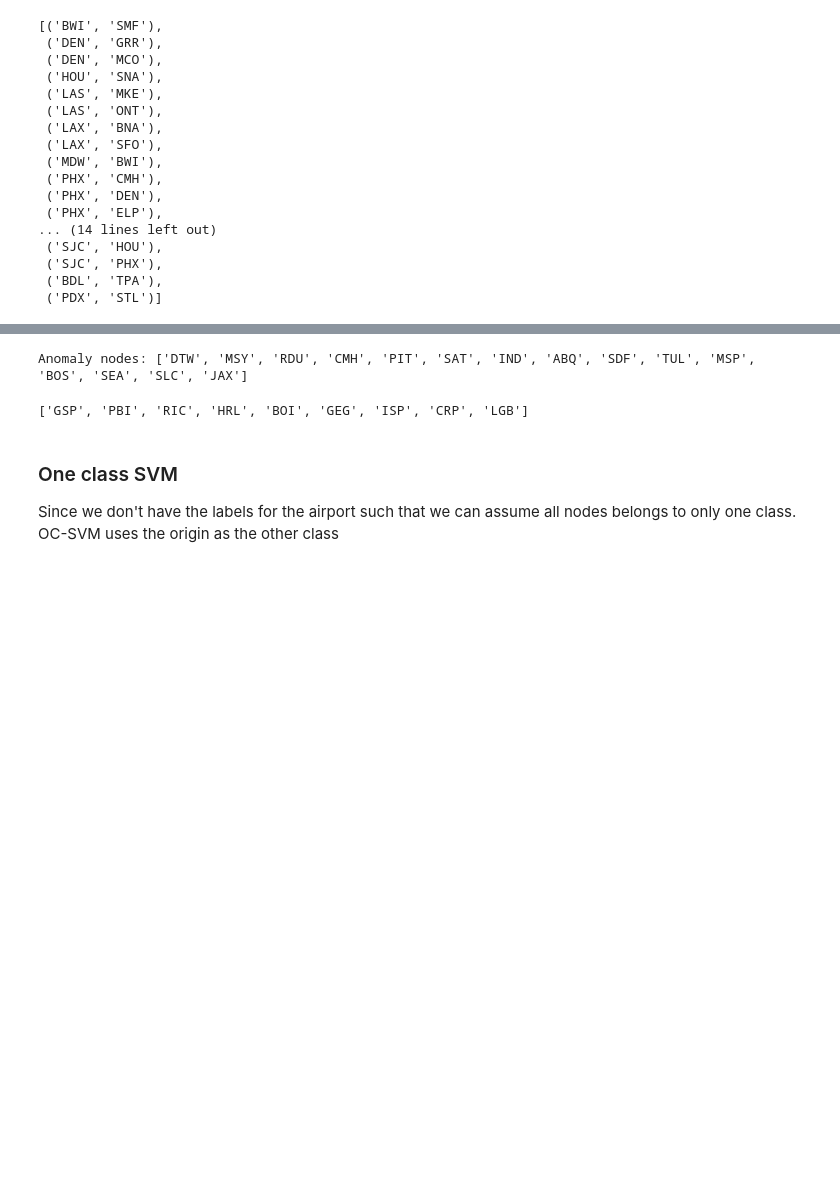
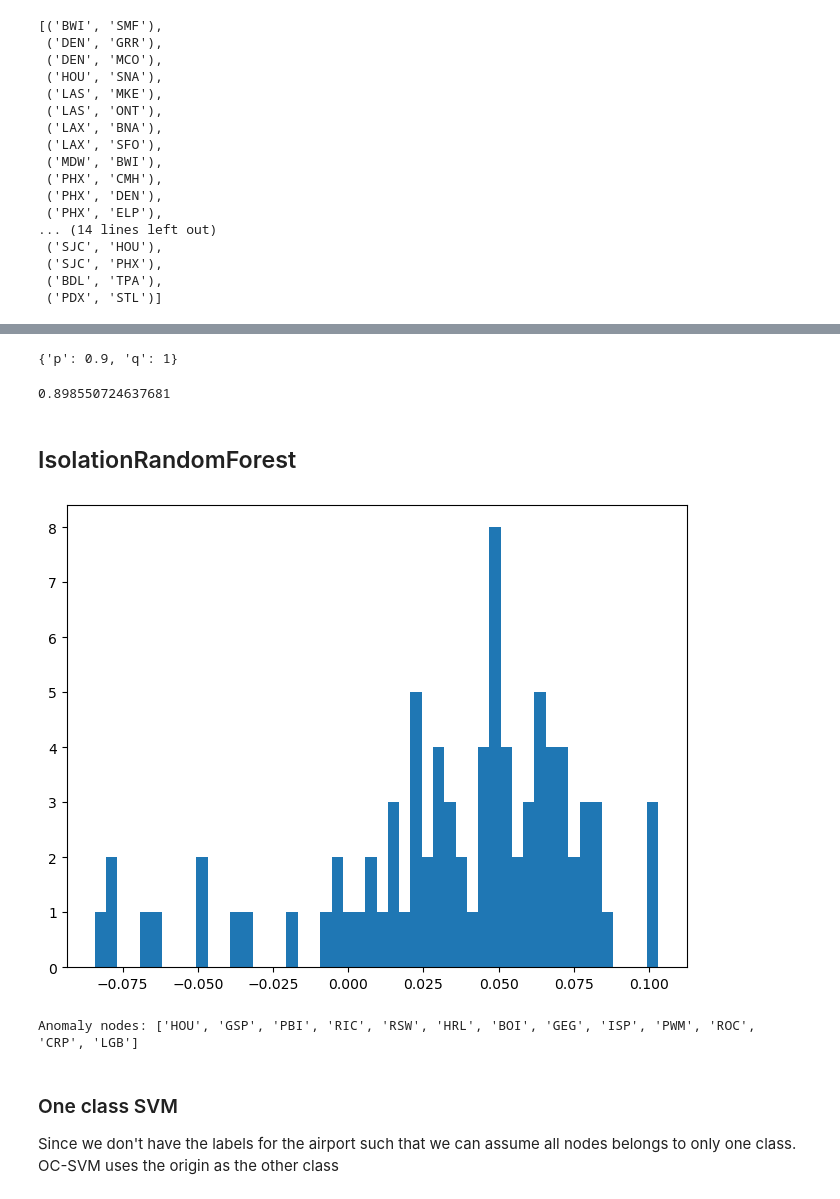
Before and after one commit to krutalp/Airline_Route_Analytics, a Jupyter notebook: Graph_Anomaly_Detection_Methods.ipynb, the cells around one changed output, grey strips where cells are left out. Cells and saved outputs as stored; diff of their text form; code cells hidden in the pictures; blank space fills up the shorter version.

```diff
--- a/Graph_Anomaly_Detection_Methods.ipynb
+++ b/Graph_Anomaly_Detection_Methods.ipynb
@@ -157,7 +142,0 @@ A = A.toarray()
-# %%
-from node2vec import Node2Vec
-# Initialize a Node2Vec object with the weighted graph and the weight keys
-node2vec = Node2Vec(G, dimensions = 64, walk_length = 30, num_walks = 100, p = 1, q = 1, weight_key= ('Utilization', 'Regularity', 'CANCELLED', 'ASM', 'RASM'))
-
-# Train the node2vec model
-model = node2vec.fit(window = 10)
@@ -203,27 +193,32 @@ outliers
+# %%
+best_p_q
+# %% [output]
+{'p': 0.9, 'q': 1}
+# %%
+best_f1_score
+# %% [output]
+0.898550724637681
+# %% [markdown]
+## IsolationRandomForest
 # %%
-from sklearn.ensemble import IsolationForest
-
 # create an IsolationForest object
-isolation_forest = IsolationForest(n_estimators = 100, contamination = 0.1, random_state = 42)
+isolation_forest = IsolationForest(n_estimators = 100, contamination = 0.15, random_state = 42)
 
 # fit the IsolationForest model to the embeddings
-isolation_forest.fit(embeddings)
-# get the average anomaly score
-node_scores = isolation_forest.decision_function(embeddings)
+isolation_forest.fit(node_embeddings)
+# get the average anomaly
+outlier_scores_isof = isolation_forest.decision_function(node_embeddings)
+
+plt.figure(figsize=(8, 6))
+plt.hist(outlier_scores_isof, bins = 50);
+# %% [output]
+[figure, added]
 # %%
-# Identify the anomaly nodes based on the rank of anomaly score
-k = 15  # number of anomalies to identify
-anomaly_indices = (-node_scores).argsort()[:k]
-anomaly_nodes = [nodes[i] for i in anomaly_indices]
-print("Anomaly nodes:", anomaly_nodes)
+# Identify the anomaly nodes based on positiveness of the scores (inliers: positive score; outliers: negative score)
+outliers_isof = [nodes[i] for i in np.where(outlier_scores_isof < 0)[0]]
+print("Anomaly nodes:", outliers_isof)
 # %% [output]
-Anomaly nodes: ['DTW', 'MSY', 'RDU', 'CMH', 'PIT', 'SAT', 'IND', 'ABQ', 'SDF', 'TUL', 'MSP', 'BOS', 'SEA', 'SLC', 'JAX']
+Anomaly nodes: ['HOU', 'GSP', 'PBI', 'RIC', 'RSW', 'HRL', 'BOI', 'GEG', 'ISP', 'PWM', 'ROC', 'CRP', 'LGB']
-# %%
-# Or only pick nodes with average anomaly score below 0
-outliers = [nodes[i] for i in np.where(node_scores < 0)[0]]
-outliers
-# %% [output]
-['GSP', 'PBI', 'RIC', 'HRL', 'BOI', 'GEG', 'ISP', 'CRP', 'LGB']
 # %% [markdown]
 ### One class SVM
 Since we don't have the labels for the airport such that we can assume all nodes belongs to only one class. OC-SVM uses the origin as the other class
```
Also changed, not shown: parts of 38 cells of this notebook.
